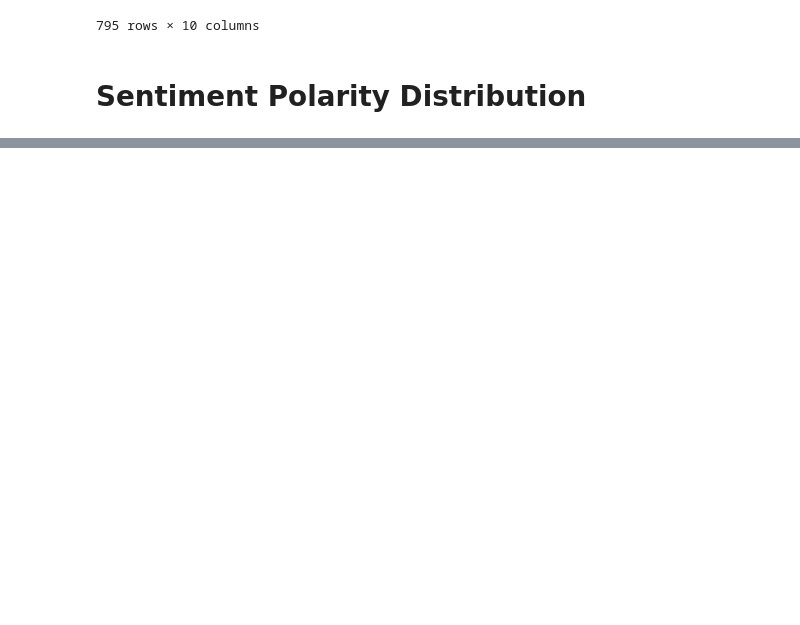
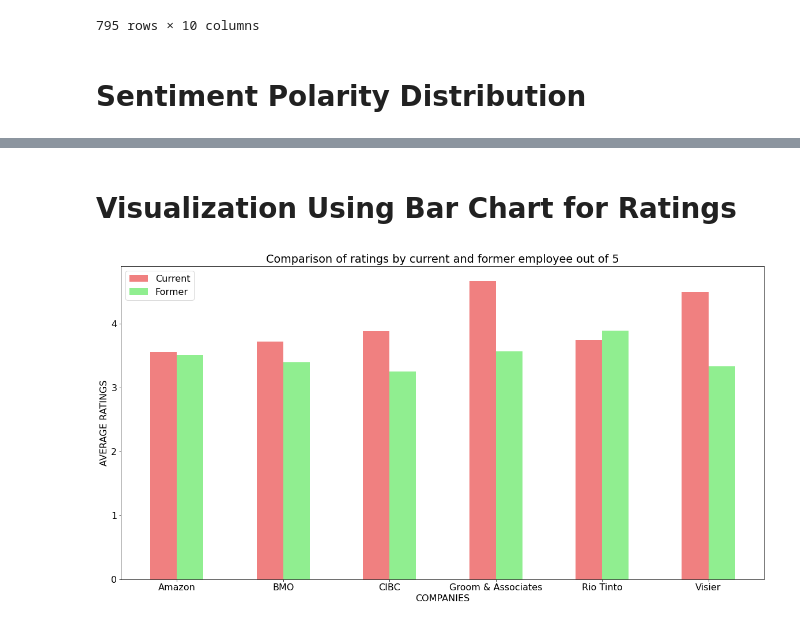
Before and after one commit to nguyen-cao/job-cruncher, a Jupyter notebook: job_reviews_sentiment.ipynb, the cells around one changed output, grey strips where cells are left out. Saved outputs shown, nothing was run; the diff lists cells and outputs as text; code cells hidden in the pictures; blank space fills up the shorter version.

Commit message:
Update in reviews notebooks

```diff
--- a/job_reviews_sentiment.ipynb
+++ b/job_reviews_sentiment.ipynb
@@ -79,0 +87,6 @@ df['polarity'].iplot(
+# %%
+# Current employees reviews
+df_current_emp = df[df['author'].str.contains('Current')]
+
+# Former employees reviews
+df_former_emp = df[df['author'].str.contains('Former')]
@@ -79,0 +111,38 @@ df['polarity'].iplot(
+# %%
+df_current_emp['rating'] = pd.to_numeric(df_current_emp['rating'],errors='coerce')
+df_former_emp['rating'] = pd.to_numeric(df_former_emp['rating'],errors='coerce')
+
+
+# Average Ratings of a company by Current Employee
+df_company_rat_current = df_current_emp.groupby('company')['rating'].mean().reset_index()
+
+# Average Ratings of a company by Previous Employee
+df_company_rat_former = df_former_emp.groupby('company')['rating'].mean().reset_index()
+# %% [markdown]
+#  Visualization Using Bar Chart for Ratings
+# %%
+font = {'size'   : 16}
+
+plt.rc('font', **font)
+
+plt.figure(figsize=(20,10))
+
+r1 = np.arange(len(df_company_rat_current))
+r2 = [x + 0.25 for x in r1]
+
+p1 = plt.bar(r1, df_company_rat_current['rating'], width=0.25, color='lightcoral', align='center')
+p2 = plt.bar(r2, df_company_rat_former['rating'], width=0.25, color='lightgreen', align='center')
+
+
+plt.xticks([r + 0.125 for r in range(len(df_company_rat_current))], \
+           ['Amazon', 'BMO', 'CIBC', 'Groom & Associates', 'Rio Tinto','Visier'])
+
+plt.title('Comparison of ratings by current and former employee out of 5')
+plt.xlabel('COMPANIES')
+plt.ylabel('AVERAGE RATINGS')
+
+plt.legend((p1[0], p2[0]), ('Current', 'Former'))
+
+plt.show()
+# %% [output]
+[figure, added]
```
Also changed, not shown: parts of 18 cells of this notebook, 2 other files.
